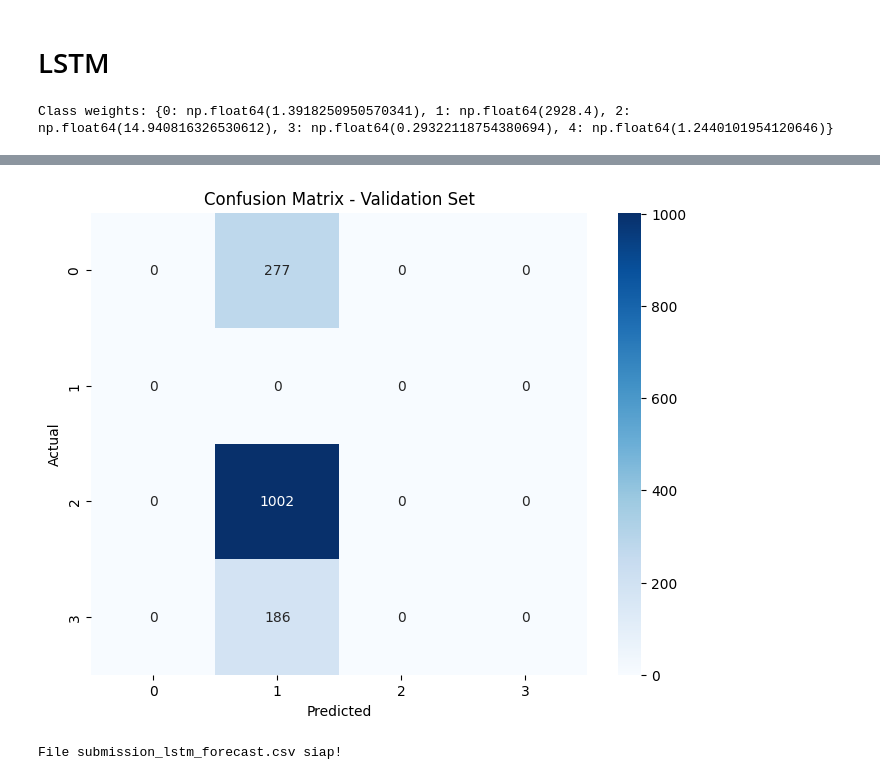
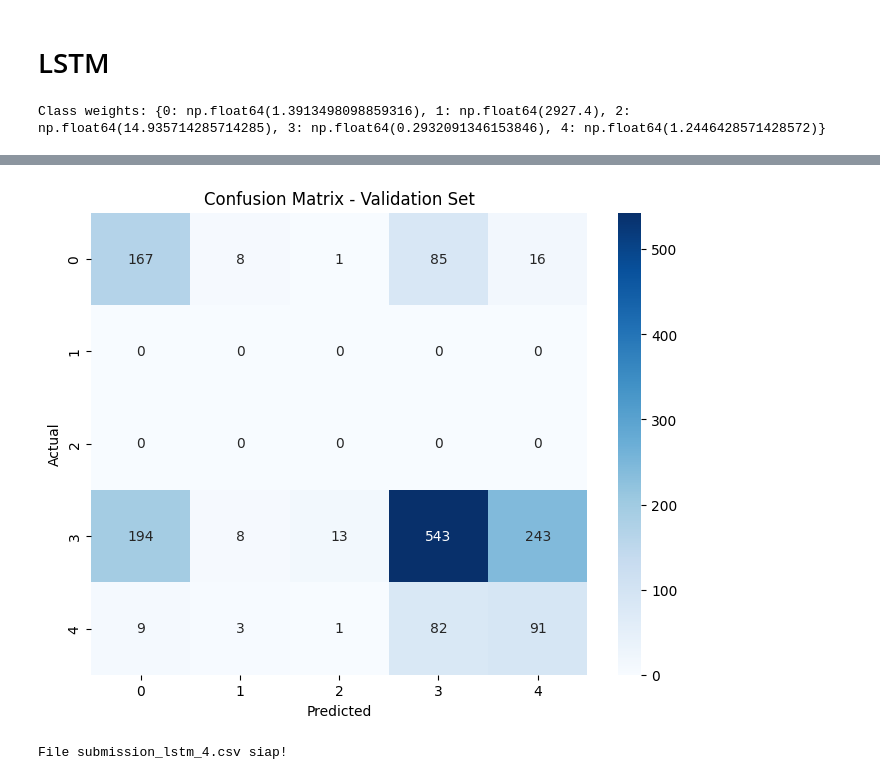
Before and after one commit to rovanwardana/hatikuKosongTakutDitanemSawit, a Jupyter notebook: notebook.ipynb, the cells around one changed output, grey strips where cells are left out. Saved outputs shown, nothing was run; the diff lists cells and outputs as text; code cells hidden in the pictures.

Commit message:
percobaan lstm 4

```diff
--- a/notebook.ipynb
+++ b/notebook.ipynb
@@ -998,21 +998,19 @@ import tensorflow as tf
 tf.random.set_seed(SEED)
 
 # ==========================
-# 1. Tentukan top 15 feature + lag3 jika ada
+# 1. Tentukan fitur dan target
 # ==========================
-# top15_corr sudah dibuat sebelumnya
-top15_features = top15_corr["feature"].tolist()
+# Semua numeric + binary
+feature_cols = numeric_cols + binary_cols
+# Tambahkan lag target sebagai fitur
+lag_target_col = "kategori_enc"
+df[lag_target_col + "_lag1"] = df.groupby("stasiun")[lag_target_col].shift(1)
+feature_cols.append(lag_target_col + "_lag1")
 
-# ambil semua lag3 yang ada dari top15_features
-lag3_features = [f"{f}_lag3" for f in top15_features if f"{f}_lag3" in df.columns]
+# Drop baris awal yang lag targetnya NaN
+df = df.dropna(subset=[lag_target_col + "_lag1"]).reset_index(drop=True)
 
-# gabungkan top15 + lag3
-lstm_features = top15_features + lag3_features
-
-target_col_enc = "kategori_enc"  # kolom target sudah di-encode
-
-# Sort dan reset index
-df = df.sort_values(["stasiun", "tanggal"]).reset_index(drop=True)
+target_col_enc = "kategori_enc"
 
 # ==========================
 # 2. Buat windowing / sequence
@@ -1021,8 +1019,8 @@ SEQ_LEN = 3
 X_seq, y_seq, dates_seq, stations_seq = [], [], [], []
 
 for st in df["stasiun"].unique():
-    st_data = df[df["stasiun"] == st]
-    feature_data = st_data[lstm_features].values
+    st_data = df[df["stasiun"] == st].sort_values("tanggal")
+    feature_data = st_data[feature_cols].values
     target_data = st_data[target_col_enc].values
     date_data = st_data["tanggal"].values
     for i in range(SEQ_LEN, len(st_data)):
@@ -1052,16 +1050,15 @@ class_weight_dict = dict(enumerate(class_weights))
 print("Class weights:", class_weight_dict)
 
 # ==========================
-# 4. Split train / val (3 bulan terakhir sebagai val)
+# 4. Split train / val 90/10
 # ==========================
 num_samples = len(X_seq)
 split_idx = int(num_samples * 0.9)
-
 X_train, y_train = X_seq[:split_idx], y_seq[:split_idx]
 X_val, y_val     = X_seq[split_idx:], y_seq[split_idx:]
 
 # ==========================
-# 5. Build LSTM model (forecasting classification)
+# 5. Build LSTM model
 # ==========================
 from tensorflow.keras.optimizers import Adam
 
@@ -1105,7 +1102,6 @@ macro_f1 = f1_score(y_val, y_pred_val, average="macro")
 print("Validation Macro F1 Score:", macro_f1)
 print(classification_report(y_val, y_pred_val))
 
-# Confusion matrix
 cm = confusion_matrix(y_val, y_pred_val)
 plt.figure(figsize=(8,6))
 sns.heatmap(cm, annot=True, fmt="d", cmap="Blues")
@@ -1114,22 +1110,22 @@ plt.ylabel("Actual")
 plt.title("Confusion Matrix - Validation Set")
 plt.show()
 
-
+# ==========================
+# 8. Forecast future (auto-regressive)
+# ==========================
 test_dates = pd.date_range("2025-09-01", "2025-11-30", freq="D")
 submission_rows = []
-
 stasiun_list = sorted(df["stasiun"].unique(), key=lambda x: int(x.upper().replace("DKI","")))
 
-for d in test_dates:
-    for st in stasiun_list:
-        st_data = df[df["stasiun"] == st].sort_values("tanggal")
-        last_seq = st_data[lstm_features].values[-SEQ_LEN:].copy()
+for st in stasiun_list:
+    st_data = df[df["stasiun"] == st].sort_values("tanggal")
 
-        # Prediksi auto-regressive
+    # Mulai sequence dari data terakhir
+    last_seq = st_data[feature_cols].values[-SEQ_LEN:].copy()
+
+    for d in test_dates:
         X_input = last_seq[np.newaxis, :, :]
         y_pred_enc = np.argmax(lstm_model.predict(X_input, verbose=0), axis=1)[0]
-
-        # inverse transform ke kategori string asli
         y_pred_label = le.inverse_transform([y_pred_enc])[0]
 
         submission_rows.append({
@@ -1137,8 +1133,9 @@ for d in test_dates:
             "kategori": y_pred_label
         })
 
-        # Update window auto-regressive: tambahkan prediksi ke sequence jika perlu
-        next_row = last_seq[-1].copy()  # tetap pakai feature terakhir, lag tidak diperbarui karena prediksi target
+        # Update sequence auto-regressive
+        next_row = last_seq[-1].copy()
+        next_row[-1] = y_pred_enc  # update lag target
         last_seq = np.vstack([last_seq[1:], next_row])
 
 # Buat DataFrame submission
@@ -1148,8 +1145,8 @@ submission_lstm = submission_lstm.sort_values(["id", "stasiun_num"]).reset_index
 submission_lstm = submission_lstm.drop(columns="stasiun_num")
 
 # Simpan CSV
-submission_lstm.to_csv("submission_lstm_3.csv", index=False)
-print("File submission_lstm_forecast.csv siap!")
+submission_lstm.to_csv("submission_lstm_4.csv", index=False)
+print("File submission_lstm_4.csv siap!")
 # %% [output]
-Class weights: {0: np.float64(1.3918250950570341), 1: np.float64(2928.4), 2: np.float64(14.940816326530612), 3: np.float64(0.29322118754380694), 4: np.float64(1.2440101954120646)}
+Class weights: {0: np.float64(1.3913498098859316), 1: np.float64(2927.4), 2: np.float64(14.935714285714285), 3: np.float64(0.2932091346153846), 4: np.float64(1.2446428571428572)}
 Epoch 1/50
@@ -1172,2 +1169,2 @@ weighted avg       0.00      0.00      0.00    1465.0
-[figure, old version]
+[figure, new version]
-File submission_lstm_forecast.csv siap!
+File submission_lstm_4.csv siap!
```
Also changed, not shown: parts of 1 cell of this notebook, 1 other file.
